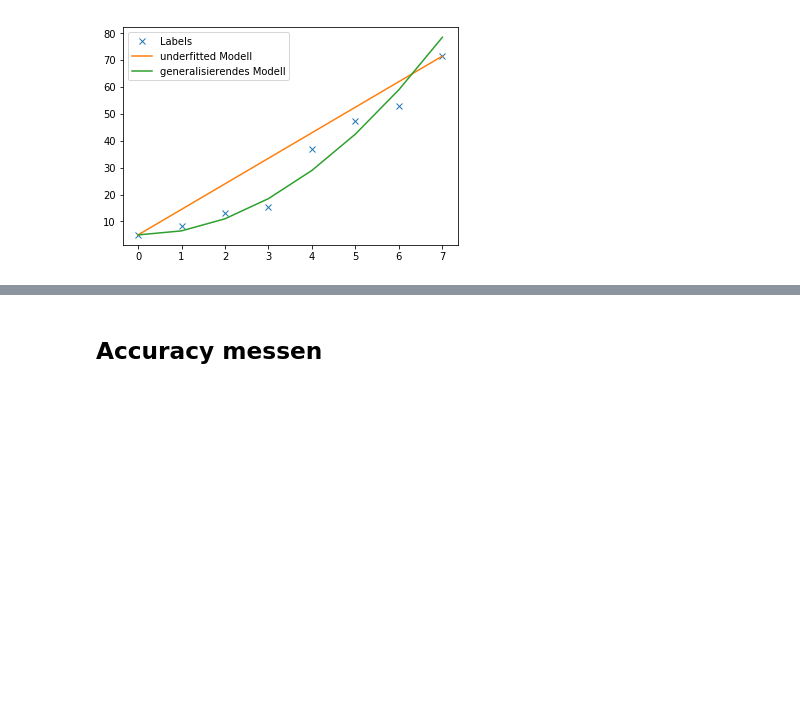
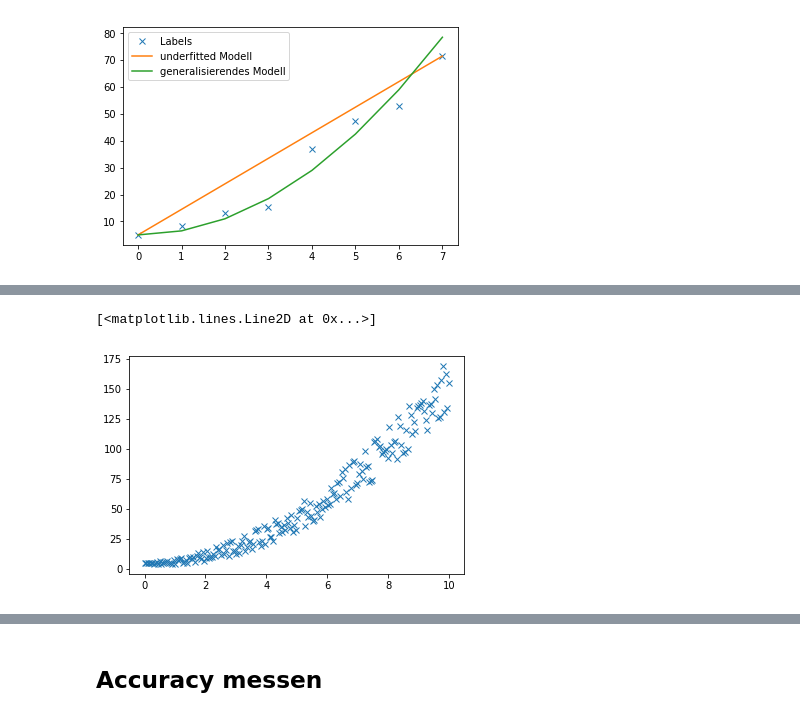
Before and after one commit to codecentric/codecentric.AI-bootcamp, a Jupyter notebook: notebooks/ml_basics/praxis_machine_learning_basics.ipynb, the cells around one changed output, grey strips where cells are left out. Drawn from its saved outputs; the diff is of its cells as text; code cells hidden in the pictures; blank space fills up the shorter version.

```diff
--- a/notebooks/ml_basics/praxis_machine_learning_basics.ipynb
+++ b/notebooks/ml_basics/praxis_machine_learning_basics.ipynb
@@ -251,0 +272,13 @@ Auch hier sehen wir, dass der Fehler im Bereich der Trainingsdaten nicht sehr gr
+# %%
+# jetzt brauchen wir etwas mehr Daten als vorher, damit wir was zum aufteilen haben
+# wir generieren zunächst 200 x-werte zwischen 0 und 10
+num_x = num_x = 200
+x_werte = np.linspace(0, 10, num_x)
+
+# nun erzeugen wir die daten wieder mit einer leichten Abweichung zu unserem Modell
+mehr_daten = np.array( [(x, f(x) + random.randint(-2,2)*x) for x in x_werte] )
+
+plt.plot(mehr_daten[:,0], mehr_daten[:,1], "x")
+# %% [output]
+[<matplotlib.lines.Line2D at 0x...>]
+[figure, added]
```
Also changed, not shown: parts of 10 cells of this notebook.
